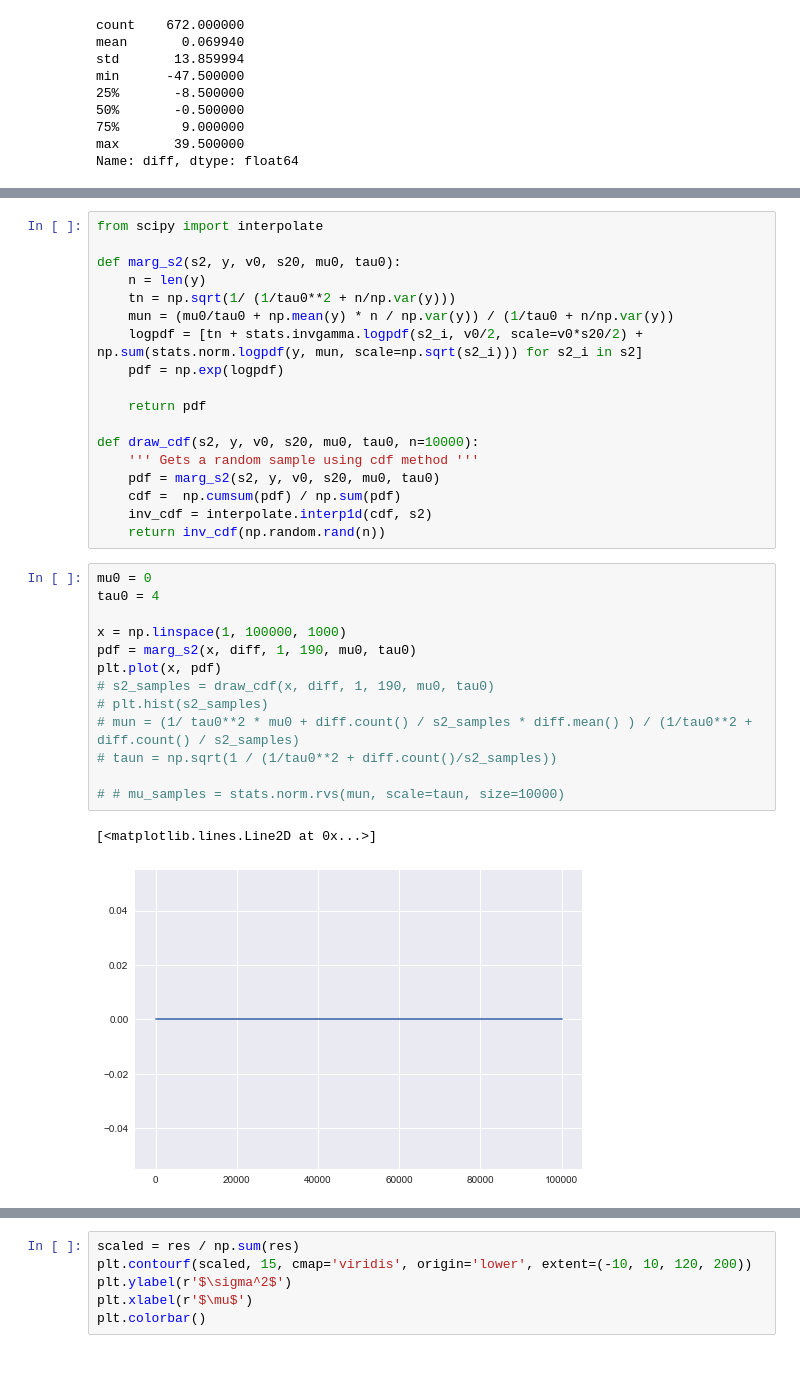
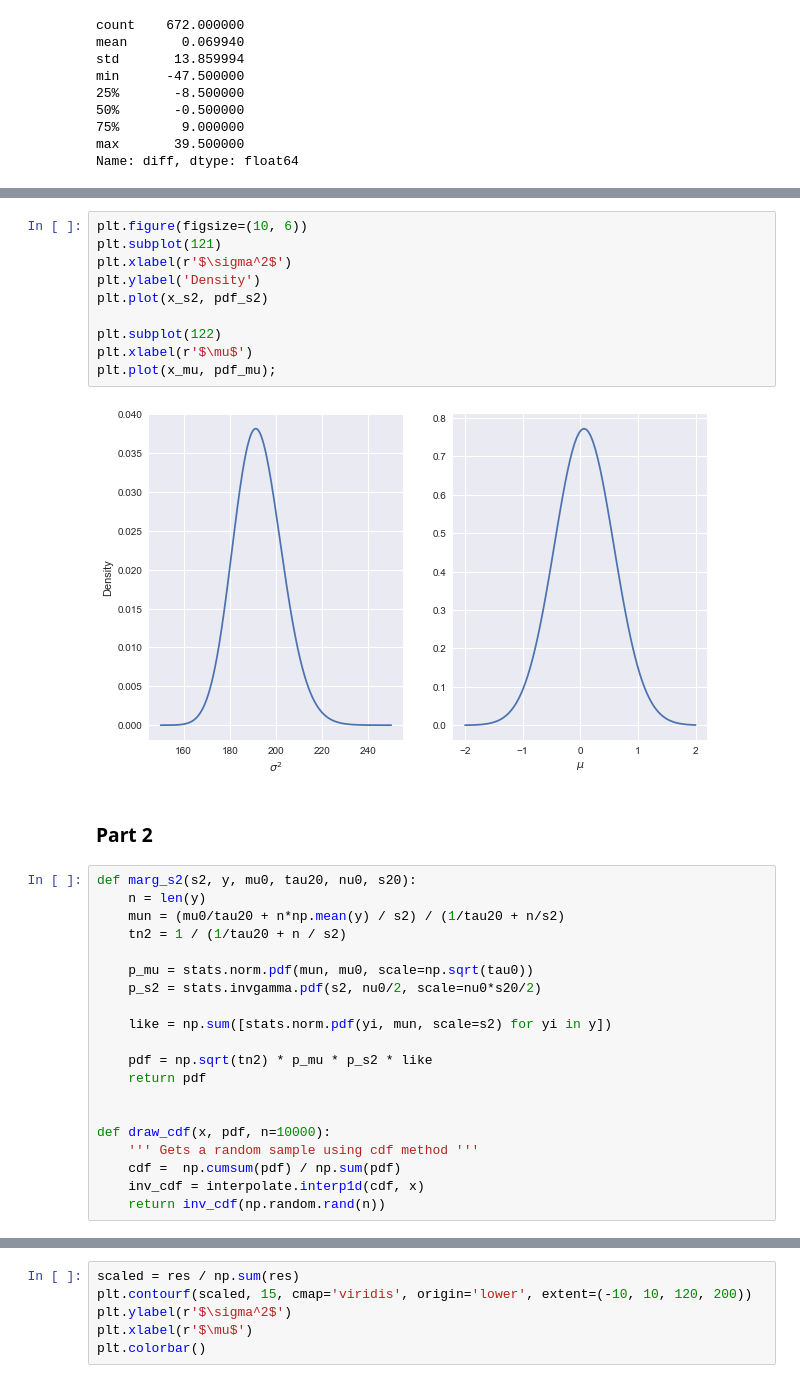
Before and after one commit to mileslucas/stat444, a Jupyter notebook: hw2/hw2.ipynb, the cells around one changed output, grey strips where cells are left out. Cells and saved outputs as stored; diff of their text form.

```diff
--- a/hw2/hw2.ipynb
+++ b/hw2/hw2.ipynb
@@ -112,34 +135,34 @@ Name: diff, dtype: float64
+# %%
+plt.figure(figsize=(10, 6))
+plt.subplot(121)
+plt.xlabel(r'$\sigma^2$')
+plt.ylabel('Density')
+plt.plot(x_s2, pdf_s2)
+
+plt.subplot(122)
+plt.xlabel(r'$\mu$')
+plt.plot(x_mu, pdf_mu);
+# %% [output]
+[figure, added]
+# %% [markdown]
+### Part 2
 # %%
-from scipy import interpolate
+def marg_s2(s2, y, mu0, tau20, nu0, s20):
+    n = len(y)
+    mun = (mu0/tau20 + n*np.mean(y) / s2) / (1/tau20 + n/s2)
+    tn2 = 1 / (1/tau20 + n / s2)
 
-def marg_s2(s2, y, v0, s20, mu0, tau0):
-    n = len(y)
-    tn = np.sqrt(1/ (1/tau0**2 + n/np.var(y)))
-    mun = (mu0/tau0 + np.mean(y) * n / np.var(y)) / (1/tau0 + n/np.var(y))
-    logpdf = [tn + stats.invgamma.logpdf(s2_i, v0/2, scale=v0*s20/2) + np.sum(stats.norm.logpdf(y, mun, scale=np.sqrt(s2_i))) for s2_i in s2]
-    pdf = np.exp(logpdf)
+    p_mu = stats.norm.pdf(mun, mu0, scale=np.sqrt(tau0))
+    p_s2 = stats.invgamma.pdf(s2, nu0/2, scale=nu0*s20/2)
 
+    like = np.sum([stats.norm.pdf(yi, mun, scale=s2) for yi in y])
+
+    pdf = np.sqrt(tn2) * p_mu * p_s2 * like
     return pdf
 
-def draw_cdf(s2, y, v0, s20, mu0, tau0, n=10000):
+
+def draw_cdf(x, pdf, n=10000):
     ''' Gets a random sample using cdf method '''
-    pdf = marg_s2(s2, y, v0, s20, mu0, tau0)
     cdf =  np.cumsum(pdf) / np.sum(pdf)
-    inv_cdf = interpolate.interp1d(cdf, s2)
+    inv_cdf = interpolate.interp1d(cdf, x)
     return inv_cdf(np.random.rand(n))
-# %%
-mu0 = 0
-tau0 = 4
-
-x = np.linspace(1, 100000, 1000)
-pdf = marg_s2(x, diff, 1, 190, mu0, tau0)
-plt.plot(x, pdf)
-# s2_samples = draw_cdf(x, diff, 1, 190, mu0, tau0)
-# plt.hist(s2_samples)
-# mun = (1/ tau0**2 * mu0 + diff.count() / s2_samples * diff.mean() ) / (1/tau0**2 + diff.count() / s2_samples)
-# taun = np.sqrt(1 / (1/tau0**2 + diff.count()/s2_samples))
-
-# # mu_samples = stats.norm.rvs(mun, scale=taun, size=10000)
-# %% [output]
-[<matplotlib.lines.Line2D at 0x...>]
-[figure, removed]
```
Also changed, not shown: parts of 9 cells of this notebook, 1 other file.
